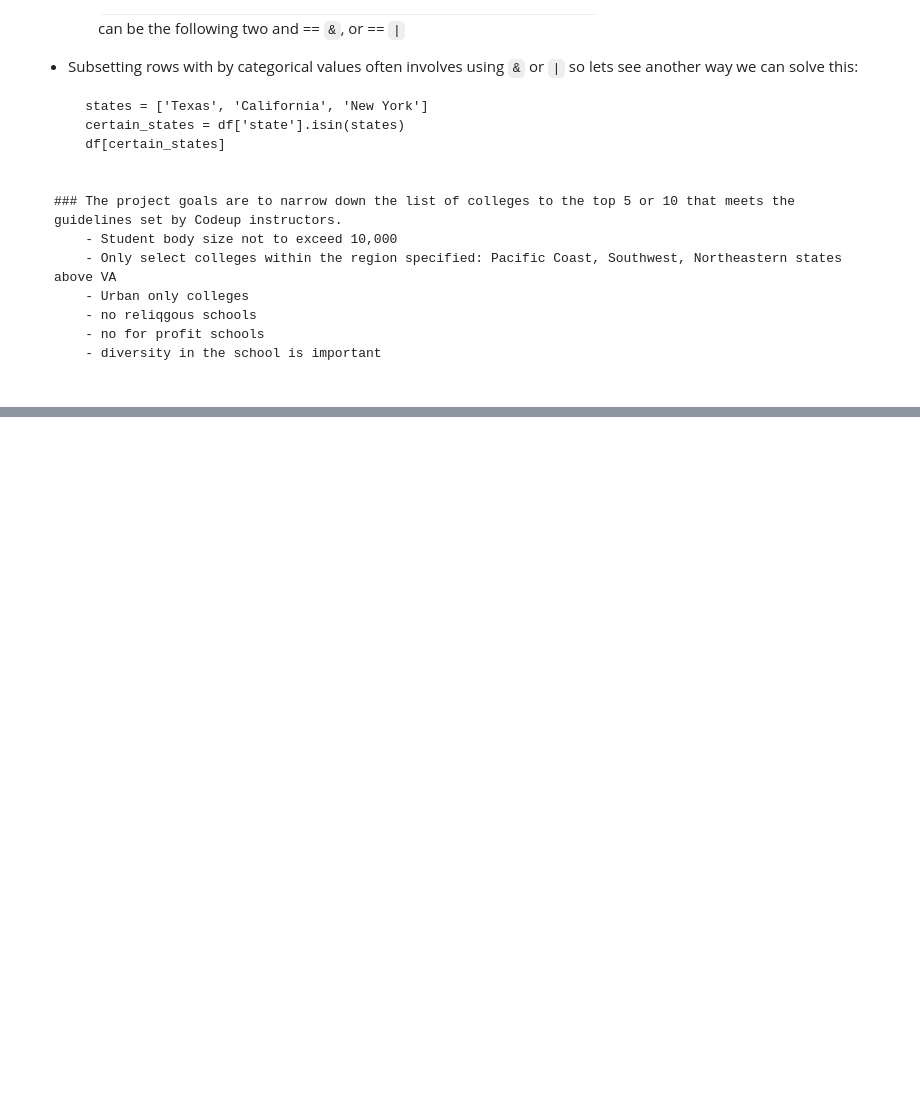
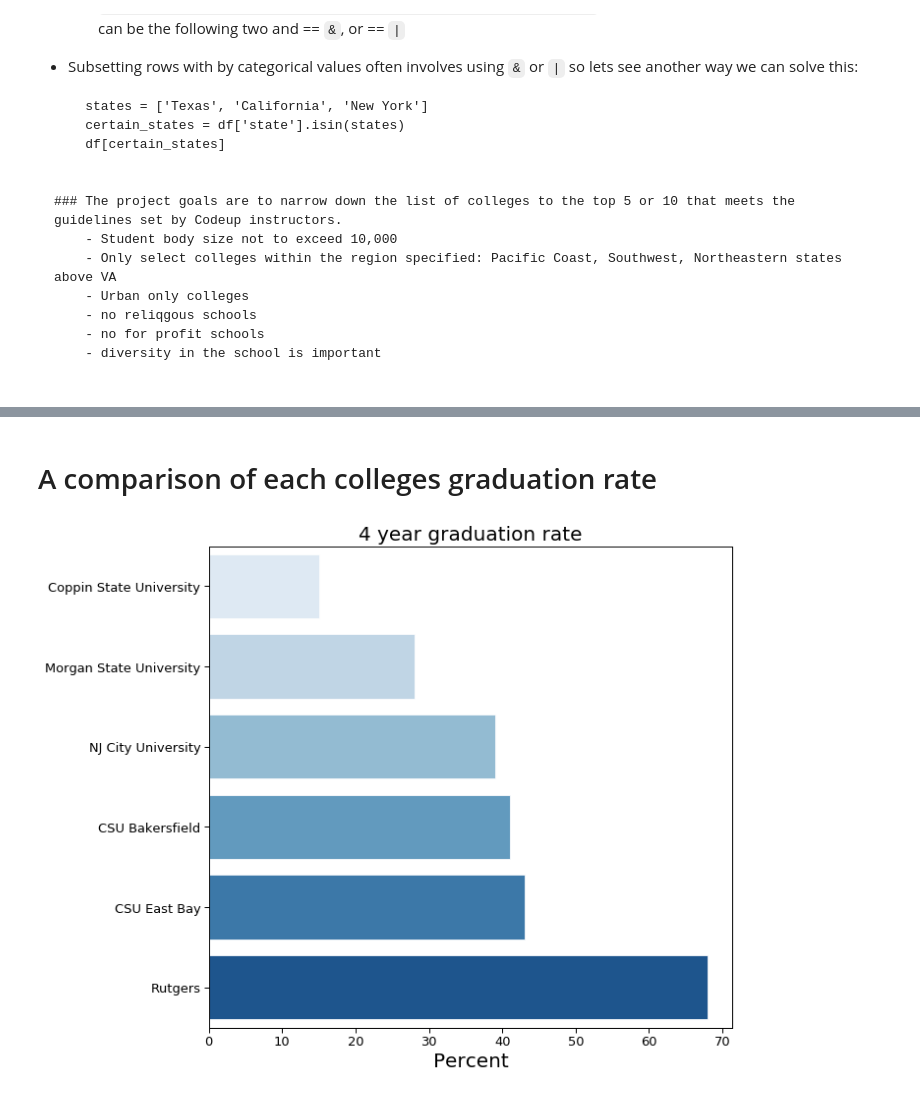
Before and after one commit to RaulCPena/storytelling, a Jupyter notebook: final_project_notebook.ipynb, the cells around one changed output, grey strips where cells are left out. Drawn from its saved outputs; the diff is of its cells as text; code cells hidden in the pictures; blank space fills up the shorter version.

```diff
--- a/final_project_notebook.ipynb
+++ b/final_project_notebook.ipynb
@@ -39,0 +112,17 @@ Using the Pandas library to sharpen the following skills:
+# %% [markdown]
+# A comparison of each colleges graduation rate
+# %%
+sns.set_context('paper')
+plt.figure(figsize=(10, 8))
+sns.barplot(x = '4_year_graduation_rate', y = 'chronname', data = df, palette = 'Blues', edgecolor = 'w', order = df.sort_values('4_year_graduation_rate').chronname)
+plt.xticks(fontsize=13)
+plt.yticks(fontsize=13)
+plt.xlabel('Percent', fontsize=20)
+plt.ylabel('')
+plt.title('4 year graduation rate', fontsize=20)
+plt.tight_layout()
+# plt.savefig('completion_rate')
+
+plt.show()
+# %% [output]
+[figure, added]
```
Also changed, not shown: parts of 6 cells of this notebook.
